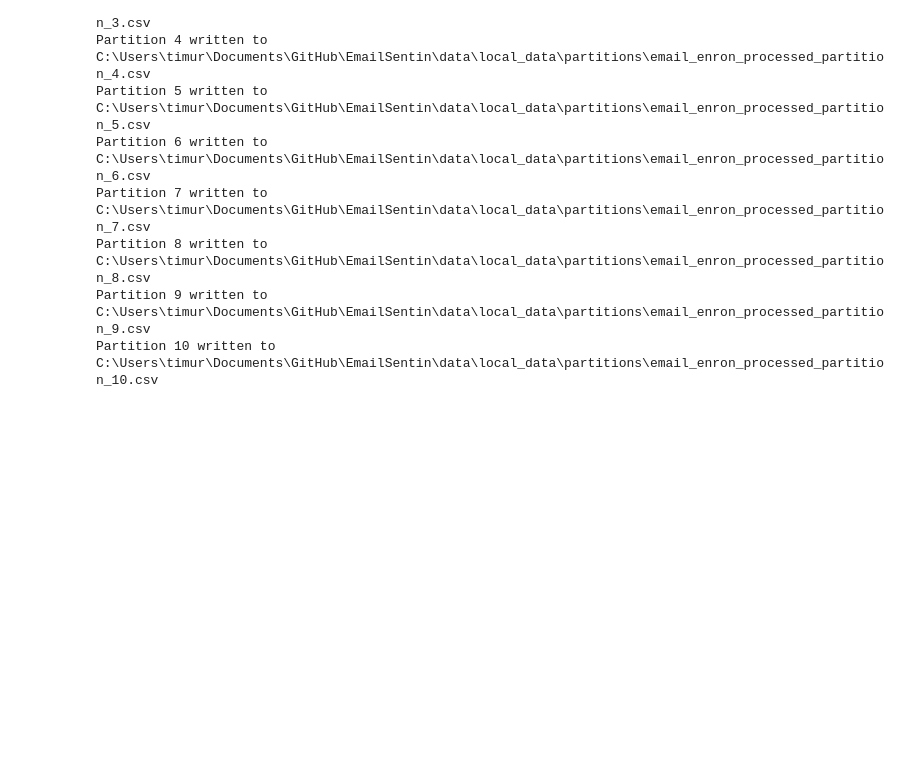
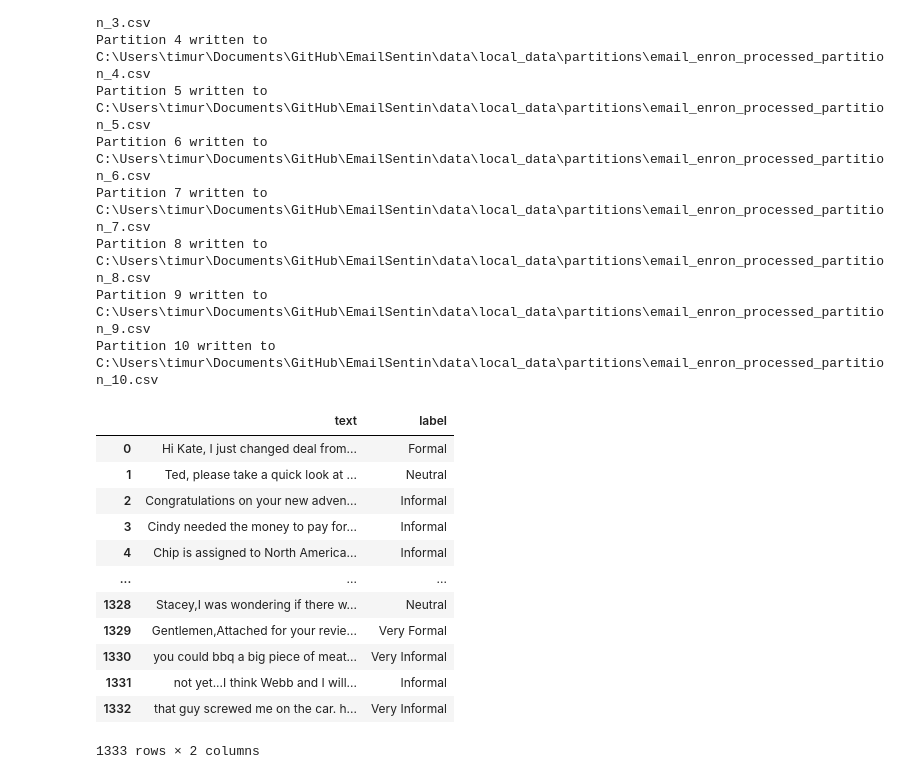
Before and after one commit to TimurOner/EmailSentin, a Jupyter notebook: data/data_loader.ipynb, the cells around one changed output. Drawn from its saved outputs; the diff is of its cells as text; code cells hidden in the pictures; blank space fills up the shorter version.

Commit message:
Enron Data Loaded
Preprocessed emails from Enron are loaded.

Appropriate code was writte to preprocess them further.

```diff
--- a/data/data_loader.ipynb
+++ b/data/data_loader.ipynb
@@ -170,3 +170,22 @@ Partition 7 written to C:\Users\timur\Documents\GitHub\EmailSentin\data\local_da
 Partition 8 written to C:\Users\timur\Documents\GitHub\EmailSentin\data\local_data\partitions\email_enron_processed_partition_8.csv
 Partition 9 written to C:\Users\timur\Documents\GitHub\EmailSentin\data\local_data\partitions\email_enron_processed_partition_9.csv
 Partition 10 written to C:\Users\timur\Documents\GitHub\EmailSentin\data\local_data\partitions\email_enron_processed_partition_10.csv
+# %%
+import pandas as pd
+processed_data = pd.read_csv('ratings.csv')
+# %%
+processed_data
+# %% [output]
+|  | text | label |
+| 0 | Hi Kate, I just changed deal from... | Formal |
+| 1 | Ted, please take a quick look at ... | Neutral |
+| 2 | Congratulations on your new adven... | Informal |
+| 3 | Cindy needed the money to pay for... | Informal |
+| 4 | Chip is assigned to North America... | Informal |
+| ... | ... | ... |
+| 1328 | Stacey,I was wondering if there w... | Neutral |
+| 1329 | Gentlemen,Attached for your revie... | Very Formal |
+| 1330 | you could bbq a big piece of meat... | Very Informal |
+| 1331 | not yet...I think Webb and I will... | Informal |
+| 1332 | that guy screwed me on the car. h... | Very Informal |
+1333 rows × 2 columns
```
Also changed, not shown: parts of 4 cells of this notebook, 3 other files.
